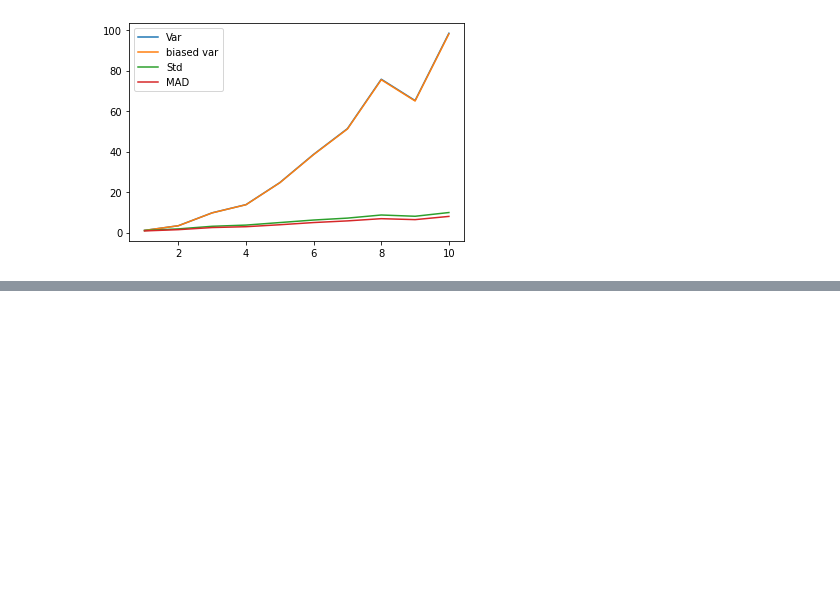
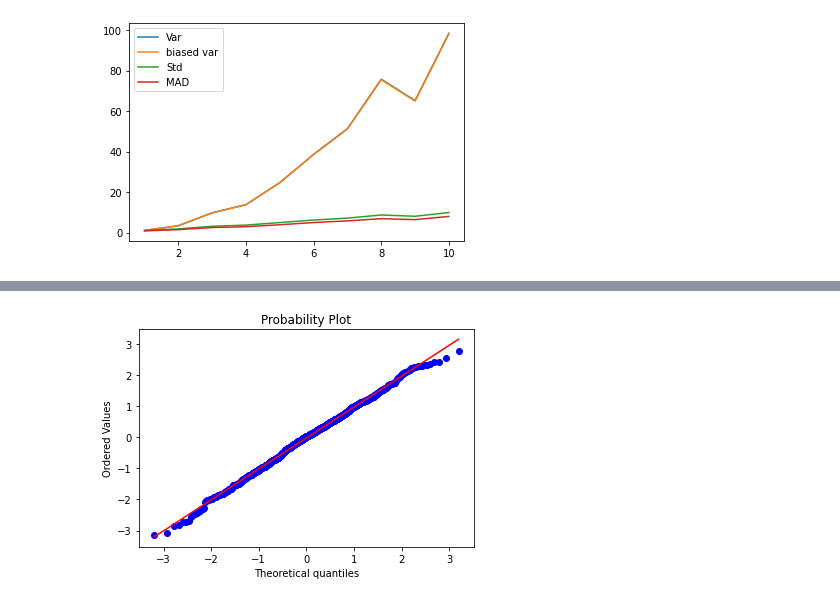
Before and after one commit to kelsklane/stat_practice, a Jupyter notebook: Practice_notebooks/Descriptive_Stats.ipynb, the cells around one changed output, grey strips where cells are left out. Saved outputs shown, nothing was run; the diff lists cells and outputs as text; code cells hidden in the pictures; blank space fills up the shorter version.

```diff
--- a/Practice_notebooks/Descriptive_Stats.ipynb
+++ b/Practice_notebooks/Descriptive_Stats.ipynb
@@ -303,0 +364,5 @@ plt.show()
+# %%
+#QQ plot with function
+x = stats.probplot(data, plot=plt)
+# %% [output]
+[figure, added]
```
Also changed, not shown: parts of 13 cells of this notebook.
